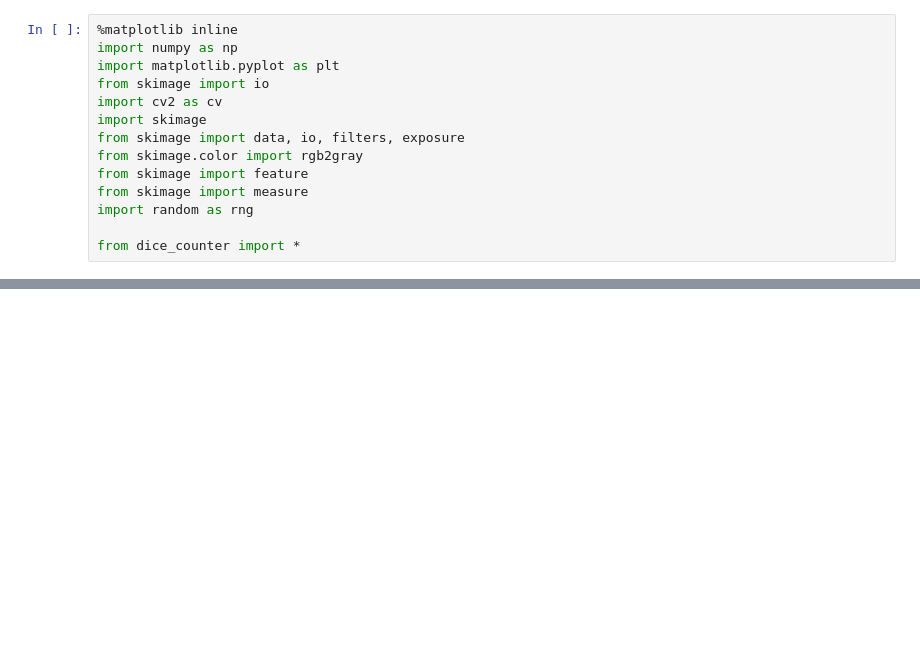
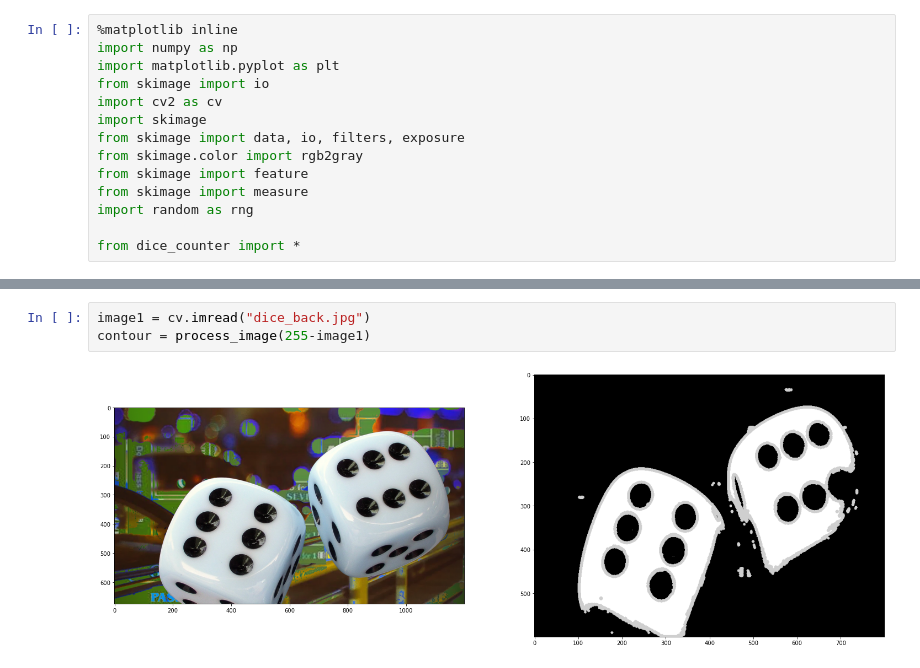
Before and after one commit to piter104/dices, a Jupyter notebook: dices.ipynb, the cells around one changed output, grey strips where cells are left out. Cells and saved outputs as stored; diff of their text form; blank space fills up the shorter version.

```diff
--- a/dices.ipynb
+++ b/dices.ipynb
@@ -47,0 +42,5 @@ plt.imshow(temp, cmap="gray")
+# %%
+image1 = cv.imread("dice_back.jpg")
+contour = process_image(255-image1)
+# %% [output]
+[figure, added]
```
Also changed, not shown: parts of 8 cells of this notebook, 3 other files.
